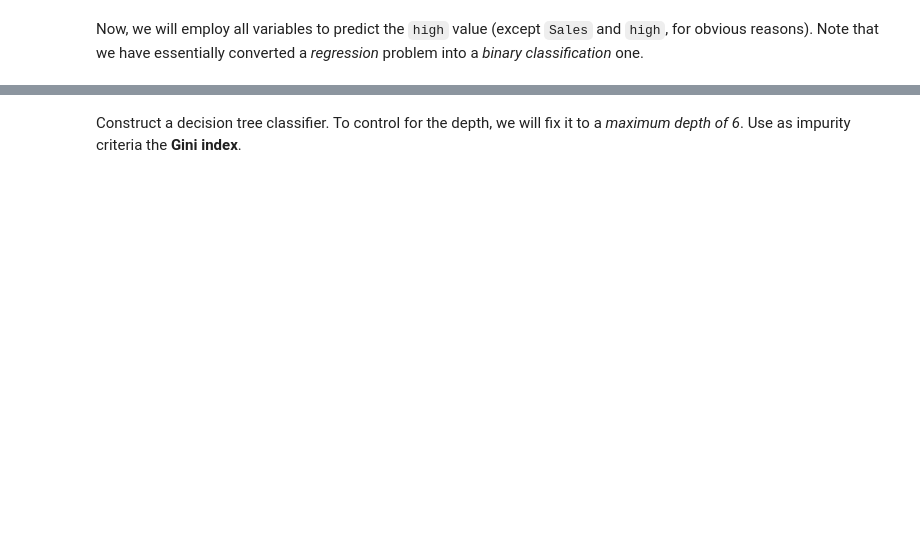
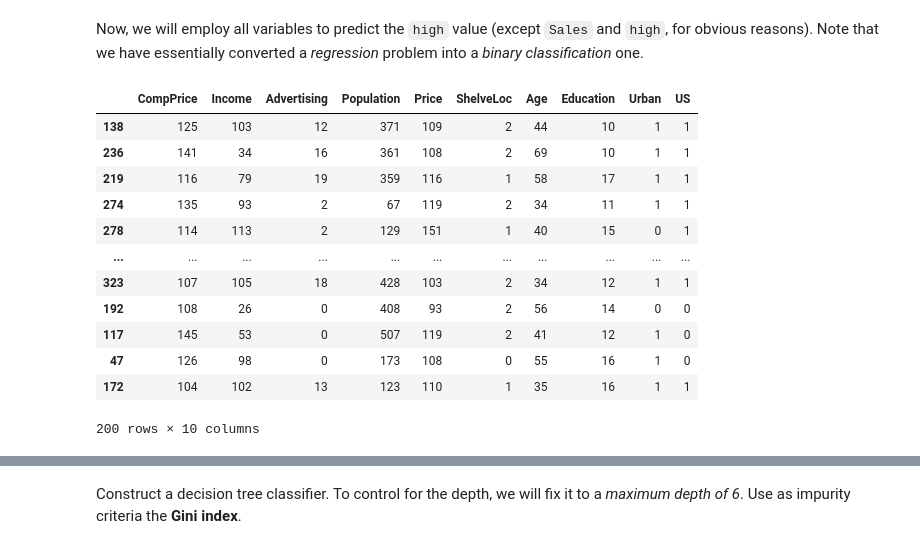
Before and after one commit to ICAI-IMAT-ML/p2-8-202304626, a Jupyter notebook: notebook/Lab2_8_Trees.ipynb, the cells around one changed output, grey strips where cells are left out. Drawn from its saved outputs; the diff is of its cells as text; code cells hidden in the pictures; blank space fills up the shorter version.

```diff
--- a/notebook/Lab2_8_Trees.ipynb
+++ b/notebook/Lab2_8_Trees.ipynb
@@ -385,3 +468,5 @@ carseats = # TODO
 # %% [markdown]
 Make it so that we have a new binary variable called `high`. This variable should be `1` when `sales` are over 8, and `0` otherwise.
+# %%
+carseats['high'] = [1 if carseats["Sales"][i] > 8 else 0 for i in range(len(carseats))] # TODO
 # %%
@@ -402,0 +548,16 @@ X_train, X_test, y_train, y_test= train_test_split(None, None, None, random_stat
+# %%
+X_train
+# %% [output]
+|  | CompPrice | Income | Advertising | Population | Price | ShelveLoc | Age | Education | Urban | US |
+| 138 | 125 | 103 | 12 | 371 | 109 | 2 | 44 | 10 | 1 | 1 |
+| 236 | 141 | 34 | 16 | 361 | 108 | 2 | 69 | 10 | 1 | 1 |
+| 219 | 116 | 79 | 19 | 359 | 116 | 1 | 58 | 17 | 1 | 1 |
+| 274 | 135 | 93 | 2 | 67 | 119 | 2 | 34 | 11 | 1 | 1 |
+| 278 | 114 | 113 | 2 | 129 | 151 | 1 | 40 | 15 | 0 | 1 |
+| ... | ... | ... | ... | ... | ... | ... | ... | ... | ... | ... |
+| 323 | 107 | 105 | 18 | 428 | 103 | 2 | 34 | 12 | 1 | 1 |
+| 192 | 108 | 26 | 0 | 408 | 93 | 2 | 56 | 14 | 0 | 0 |
+| 117 | 145 | 53 | 0 | 507 | 119 | 2 | 41 | 12 | 1 | 0 |
+| 47 | 126 | 98 | 0 | 173 | 108 | 0 | 55 | 16 | 1 | 0 |
+| 172 | 104 | 102 | 13 | 123 | 110 | 1 | 35 | 16 | 1 | 1 |
+200 rows × 10 columns
```
Also changed, not shown: parts of 26 cells of this notebook.
